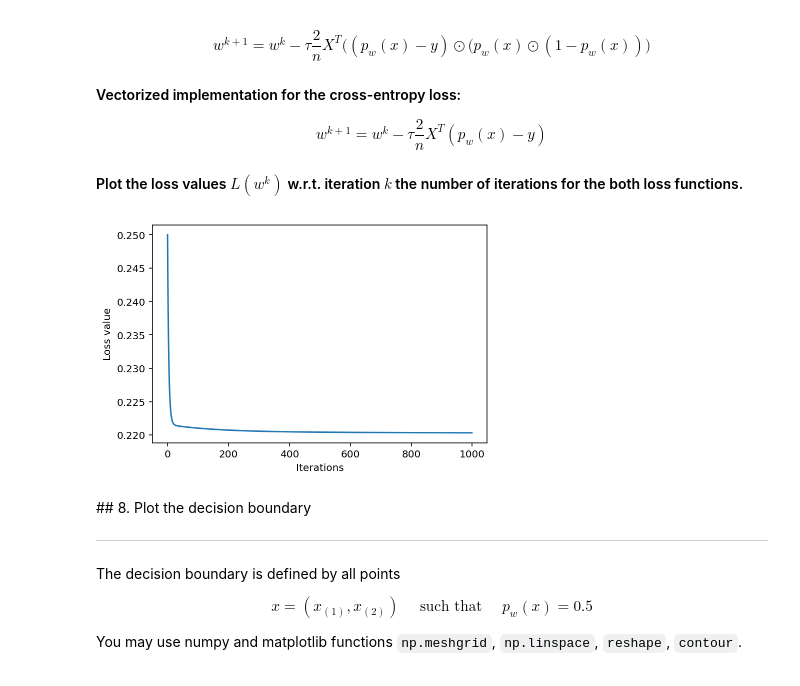
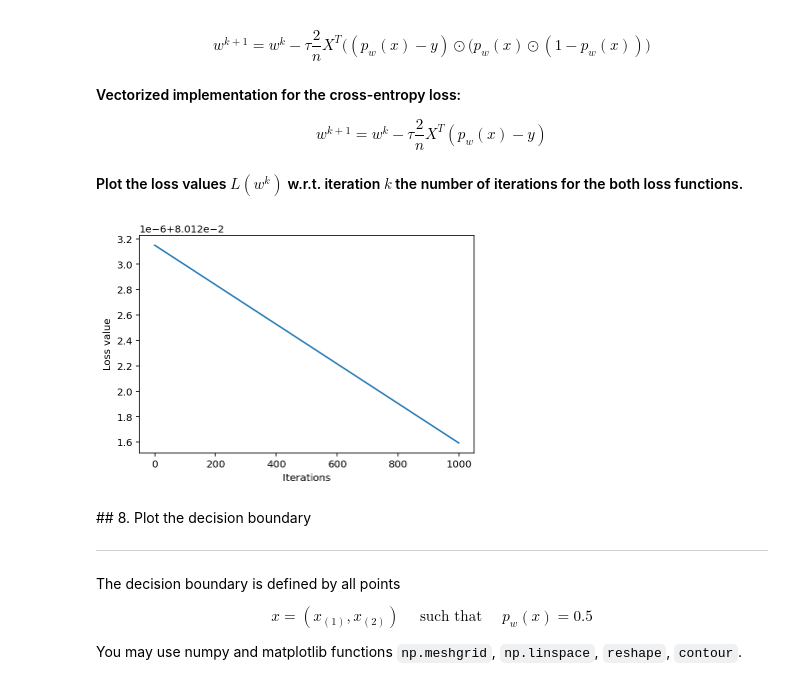
Before and after one commit to nh7881/machine_learning_project_class, a Jupyter notebook: exercise_04/assignment_04.ipynb, the cells around one changed output. Drawn from its saved outputs; the diff is of its cells as text; code cells hidden in the pictures.

```diff
--- a/exercise_04/assignment_04.ipynb
+++ b/exercise_04/assignment_04.ipynb
@@ -287,35 +287,35 @@ $$
 # %%
 # gradient descent function definition
 def grad_desc(X, y , w_init=np.array([0,0,0])[:,None] ,tau=1e-4, max_iter=500):
 
     L_iters = np.zeros([max_iter]) # record the loss values
     w_iters = np.zeros([max_iter,3]) # record the loss values
     w = w_init # initialization
     for i in range(max_iter): # loop over the iterations
         y_pred = f_pred(X, w) # linear predicition function
         grad_f = mse_grad(y_pred,y,X) # gradient of the loss
         w = w - tau* grad_f # update rule of gradient descent
-        L_iters[i] = loss_logreg(y_pred,y) # save the current loss value
+        L_iters[i] = mse_loss(y_pred,y) # save the current loss value
         w_iters[i,:] = w[0],w[1], w[2] # save the current w value
 
     return w, L_iters, w_iters
 
 
 # run gradient descent algorithm
 start = time.time()
-w_init = np.array([0,0,0])[:,None]
+w_init = np.array([-9.54850637,  0.08207761,  0.07441337])[:,None]
 tau = 1e-4; max_iter = 1000
 w, L_iters, w_iters = grad_desc(X,y,w_init,tau,max_iter)
 
 
 # plot
 plt.figure(3)
 plt.plot(np.arange(max_iter), L_iters)
 plt.xlabel('Iterations')
 plt.ylabel('Loss value')
 plt.show()
 # %% [output]
-[figure, old version]
+[figure, new version]
 # %% [markdown]
 ## 8. Plot the decision boundary
 <hr>
```
Also changed, not shown: parts of 5 cells of this notebook.
